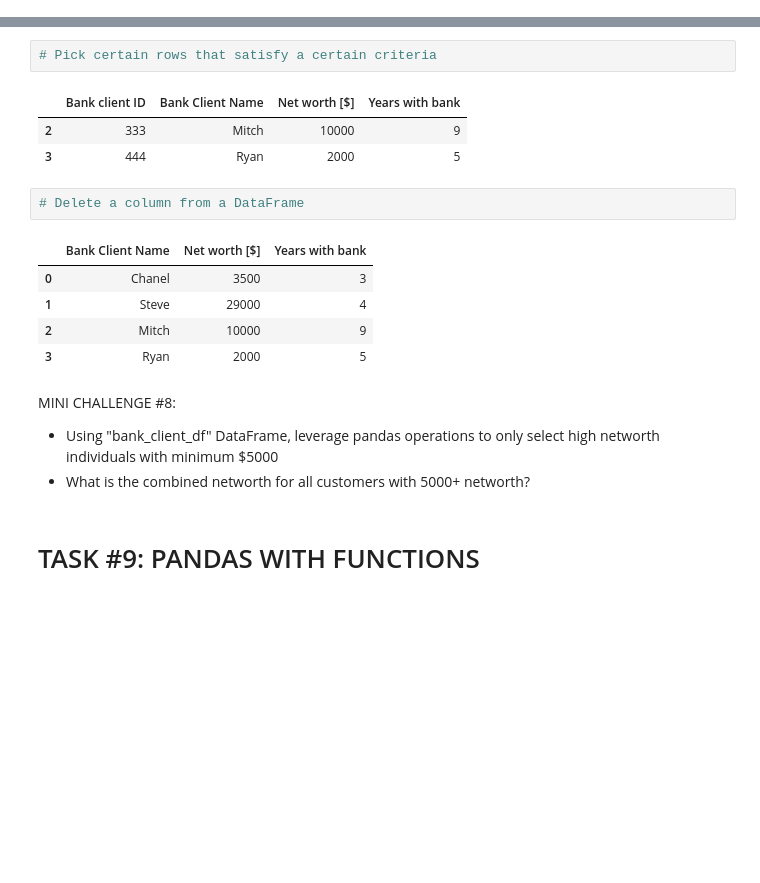
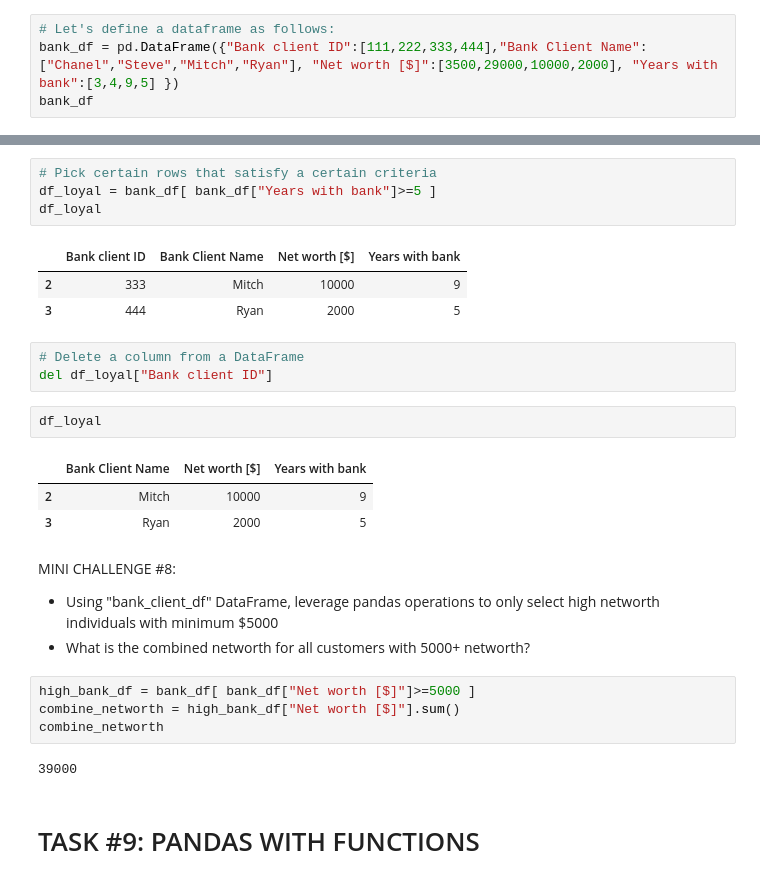
Before and after one commit to RRFteixeira/courseraproj-Python_for_Data_Analysis, a Jupyter notebook: Python 101 - Python Libraries for Data Analysis - Numpy and Pandas.ipynb, the cells around one changed output, grey strips where cells are left out. Cells and saved outputs as stored; diff of their text form; blank space fills up the shorter version.

```diff
--- a/Python 101 - Python Libraries for Data Analysis - Numpy and Pandas.ipynb
+++ b/Python 101 - Python Libraries for Data Analysis - Numpy and Pandas.ipynb
@@ -285,0 +419,4 @@ MINI CHALLENGE #7:
+# %%
+# Let's define a dataframe as follows:
+bank_df = pd.DataFrame({"Bank client ID":[111,222,333,444],"Bank Client Name":["Chanel","Steve","Mitch","Ryan"], "Net worth [$]":[3500,29000,10000,2000], "Years with bank":[3,4,9,5] })
+bank_df
@@ -286,21 +429,30 @@ MINI CHALLENGE #7:
 # %%
 # Pick certain rows that satisfy a certain criteria
+df_loyal = bank_df[ bank_df["Years with bank"]>=5 ]
+df_loyal
 # %% [output]
 |  | Bank client ID | Bank Client Name | Net worth [$] | Years with bank |
 | 2 | 333 | Mitch | 10000 | 9 |
 | 3 | 444 | Ryan | 2000 | 5 |
 # %%
 # Delete a column from a DataFrame
+del df_loyal["Bank client ID"]
-# %% [output]
-|  | Bank Client Name | Net worth [$] | Years with bank |
-| 0 | Chanel | 3500 | 3 |
-| 1 | Steve | 29000 | 4 |
-| 2 | Mitch | 10000 | 9 |
-| 3 | Ryan | 2000 | 5 |
+# %%
+df_loyal
+# %% [output]
+|  | Bank Client Name | Net worth [$] | Years with bank |
+| 2 | Mitch | 10000 | 9 |
+| 3 | Ryan | 2000 | 5 |
 # %% [markdown]
 MINI CHALLENGE #8:
 - Using "bank_client_df" DataFrame, leverage pandas operations to only select high networth individuals with minimum $5000
 - What is the combined networth for all customers with 5000+ networth?
+# %%
+high_bank_df = bank_df[ bank_df["Net worth [$]"]>=5000 ]
+combine_networth = high_bank_df["Net worth [$]"].sum()
+combine_networth
+# %% [output]
+39000
 # %% [markdown]
 # TASK #9: PANDAS WITH FUNCTIONS
 # %%
```
Also changed, not shown: parts of 49 cells of this notebook.
